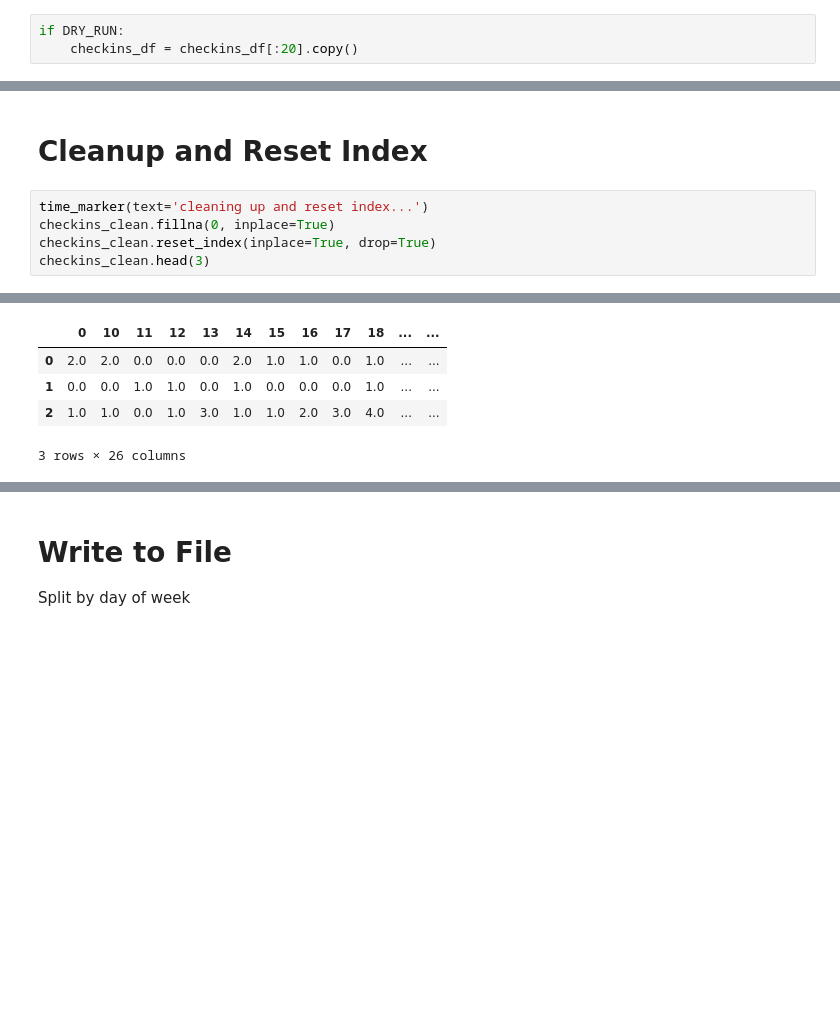
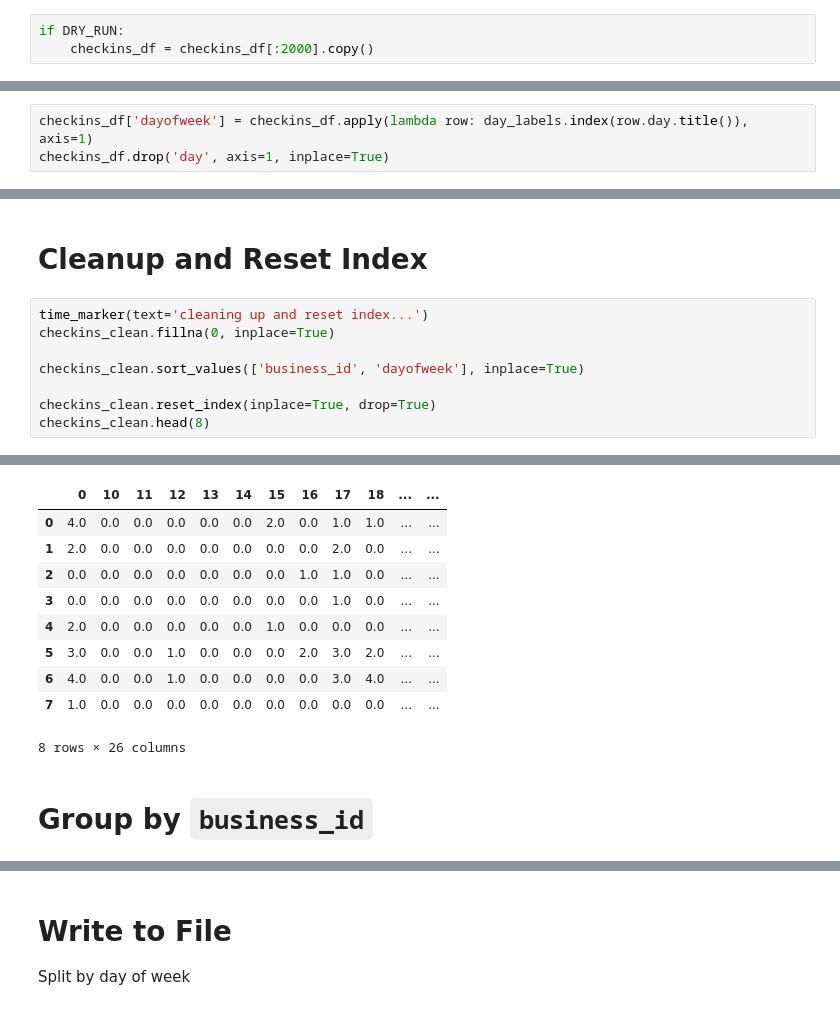
Before and after one commit to samgutentag/yelpsubtopics, a Jupyter notebook: 01_DataWrangling/DataWrangling_02_Checkin.ipynb, the cells around one changed output, grey strips where cells are left out. Saved outputs shown, nothing was run; the diff lists cells and outputs as text; blank space fills up the shorter version.

```diff
--- a/01_DataWrangling/DataWrangling_02_Checkin.ipynb
+++ b/01_DataWrangling/DataWrangling_02_Checkin.ipynb
@@ -74,4 +79,4 @@ checkins_df.head(3)
 ### If this is a dry run, only process the first 20 business records
 # %%
 if DRY_RUN:
-    checkins_df = checkins_df[:20].copy()
+    checkins_df = checkins_df[:2000].copy()
@@ -113,3 +141,6 @@ checkins_df.head(3)
+# %%
+checkins_df['dayofweek'] = checkins_df.apply(lambda row: day_labels.index(row.day.title()), axis=1)
+checkins_df.drop('day', axis=1, inplace=True)
 # %% [markdown]
 # Append `business_id` to each daily checkin row, left merge
 # %%
@@ -128,6 +164,9 @@ checkins_clean.head(3)
 # %%
 time_marker(text='cleaning up and reset index...')
 checkins_clean.fillna(0, inplace=True)
+
+checkins_clean.sort_values(['business_id', 'dayofweek'], inplace=True)
+
 checkins_clean.reset_index(inplace=True, drop=True)
-checkins_clean.head(3)
+checkins_clean.head(8)
 # %% [output]
@@ -135,5 +174,12 @@ checkins_clean.head(3)
 |  | 0 | 10 | 11 | 12 | 13 | 14 | 15 | 16 | 17 | 18 | ... | ... |
-| 0 | 2.0 | 2.0 | 0.0 | 0.0 | 0.0 | 2.0 | 1.0 | 1.0 | 0.0 | 1.0 | ... | ... |
-| 1 | 0.0 | 0.0 | 1.0 | 1.0 | 0.0 | 1.0 | 0.0 | 0.0 | 0.0 | 1.0 | ... | ... |
-| 2 | 1.0 | 1.0 | 0.0 | 1.0 | 3.0 | 1.0 | 1.0 | 2.0 | 3.0 | 4.0 | ... | ... |
+| 0 | 4.0 | 0.0 | 0.0 | 0.0 | 0.0 | 0.0 | 2.0 | 0.0 | 1.0 | 1.0 | ... | ... |
+| 1 | 2.0 | 0.0 | 0.0 | 0.0 | 0.0 | 0.0 | 0.0 | 0.0 | 2.0 | 0.0 | ... | ... |
+| 2 | 0.0 | 0.0 | 0.0 | 0.0 | 0.0 | 0.0 | 0.0 | 1.0 | 1.0 | 0.0 | ... | ... |
+| 3 | 0.0 | 0.0 | 0.0 | 0.0 | 0.0 | 0.0 | 0.0 | 0.0 | 1.0 | 0.0 | ... | ... |
+| 4 | 2.0 | 0.0 | 0.0 | 0.0 | 0.0 | 0.0 | 1.0 | 0.0 | 0.0 | 0.0 | ... | ... |
+| 5 | 3.0 | 0.0 | 0.0 | 1.0 | 0.0 | 0.0 | 0.0 | 2.0 | 3.0 | 2.0 | ... | ... |
+| 6 | 4.0 | 0.0 | 0.0 | 1.0 | 0.0 | 0.0 | 0.0 | 0.0 | 3.0 | 4.0 | ... | ... |
+| 7 | 1.0 | 0.0 | 0.0 | 0.0 | 0.0 | 0.0 | 0.0 | 0.0 | 0.0 | 0.0 | ... | ... |
-3 rows × 26 columns
+8 rows × 26 columns
+# %% [markdown]
+# Group by `business_id`
```
Also changed, not shown: parts of 10 cells of this notebook, 5 other files.
